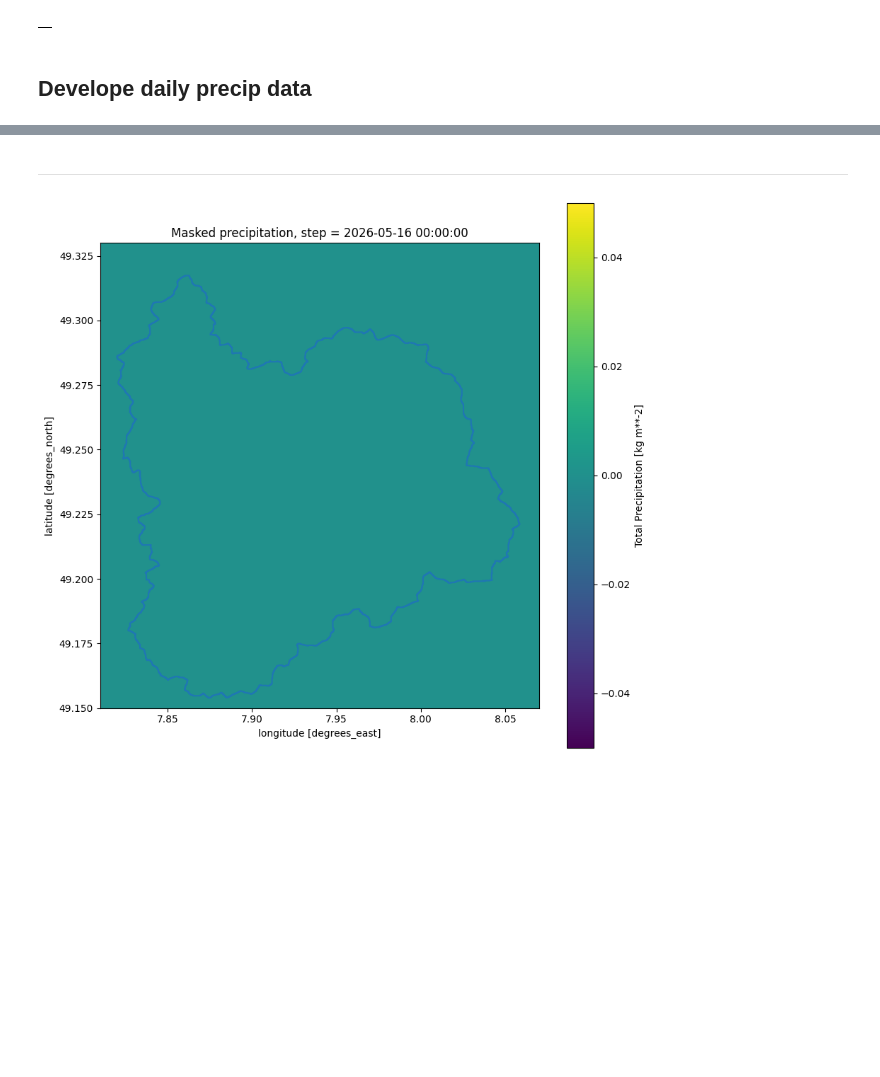
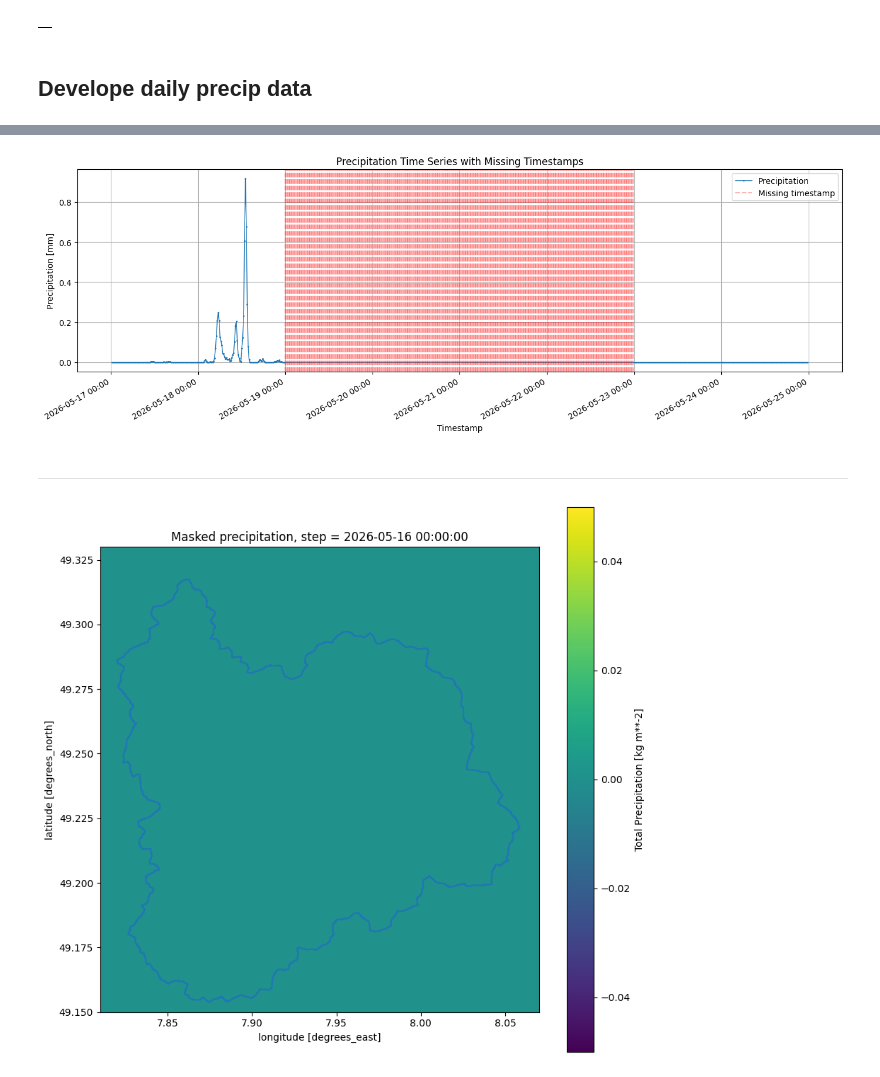
Before and after one commit to danielsehr/pred-Q-ueich, a Jupyter notebook: temp.ipynb, the cells around one changed output, grey strips where cells are left out. Drawn from its saved outputs; the diff is of its cells as text; code cells hidden in the pictures; blank space fills up the shorter version.

```diff
--- a/temp.ipynb
+++ b/temp.ipynb
@@ -508,2 +217,8 @@ data\forecast_precip\icon_d2\decompressed\icon-d2_germany_regular-lat-lon_single
 # %%
 df = load_precip_forecast_data()
+df[df["precip_mean"] < 0] = 0
+
+expected = pd.date_range(df.index.min(), df.index.max(), freq="15min")
+missing = expected.difference(df.index)
+
+missing
@@ -515,7 +237,0 @@ df.plot()
-# %%
-df = build_precip_timeseries(
-    input_dir=DECOMPRESSED_DIR,
-    catchment_path=CATCHMENT_PATH,
-    clip_crs=CLIP_CRS
-)
-df.head()
@@ -548,3 +238,57 @@ TypeError: len() of unsized object
+# %%
+import matplotlib.pyplot as plt
+import matplotlib.dates as mdates
+
+
+# expected full timeline
+expected = pd.date_range(
+    start=df.index.min(),
+    end=df.index.max(),
+    freq="15min"   # change if needed
+)
+
+# missing timestamps
+missing = expected.difference(df.index)
+
+fig, ax = plt.subplots(figsize=(14, 5))
+
+# precipitation timeseries
+ax.plot(
+    df.index,
+    df["precip_mean"],
+    marker="o",
+    markersize=1,
+    linewidth=1,
+    label="Precipitation"
+)
+
+# red vertical markers for missing timestamps
+for ts in missing:
+    ax.axvline(
+        x=ts,
+        linestyle="--",
+        color="red",
+        alpha=0.3,
+        label="Missing timestamp" if ts == missing[0] else ""
+    )
+
+
+ax.set_title("Precipitation Time Series with Missing Timestamps")
+ax.set_xlabel("Timestamp")
+ax.set_ylabel("Precipitation [mm]")
+
+# datetime formatting
+ax.xaxis.set_major_formatter(
+    mdates.DateFormatter("%Y-%m-%d %H:%M")
+)
+fig.autofmt_xdate()
+
+ax.grid(True)
+ax.legend()
+plt.tight_layout()
+plt.show()
+# %% [output]
+[figure, added]
 # %% [markdown]
 ______________________________________________________________________
 # %%
```
Also changed, not shown: parts of 26 cells of this notebook.
